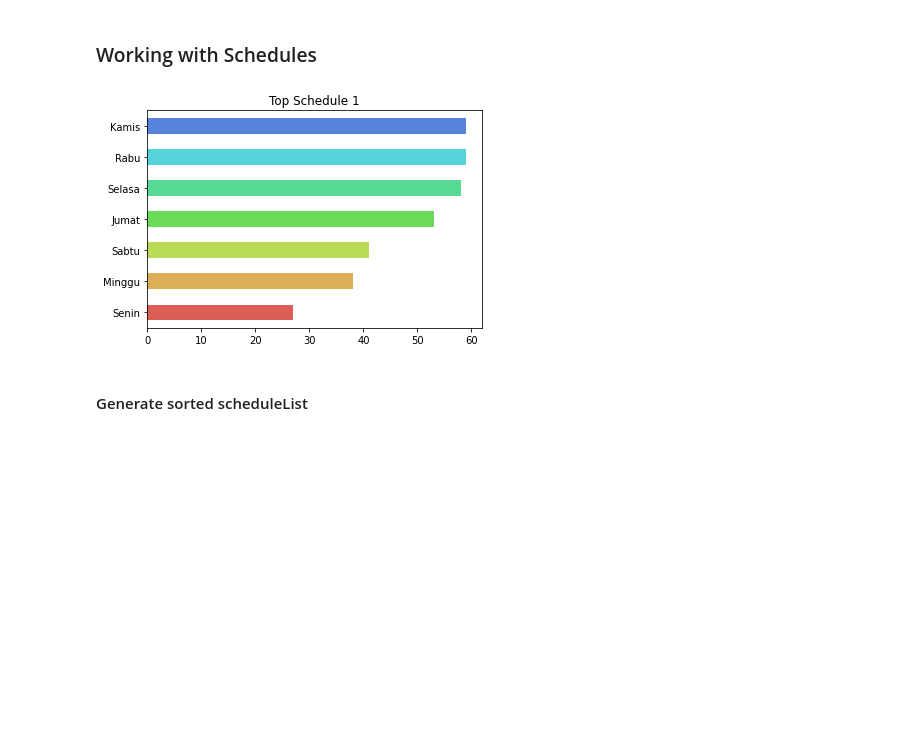
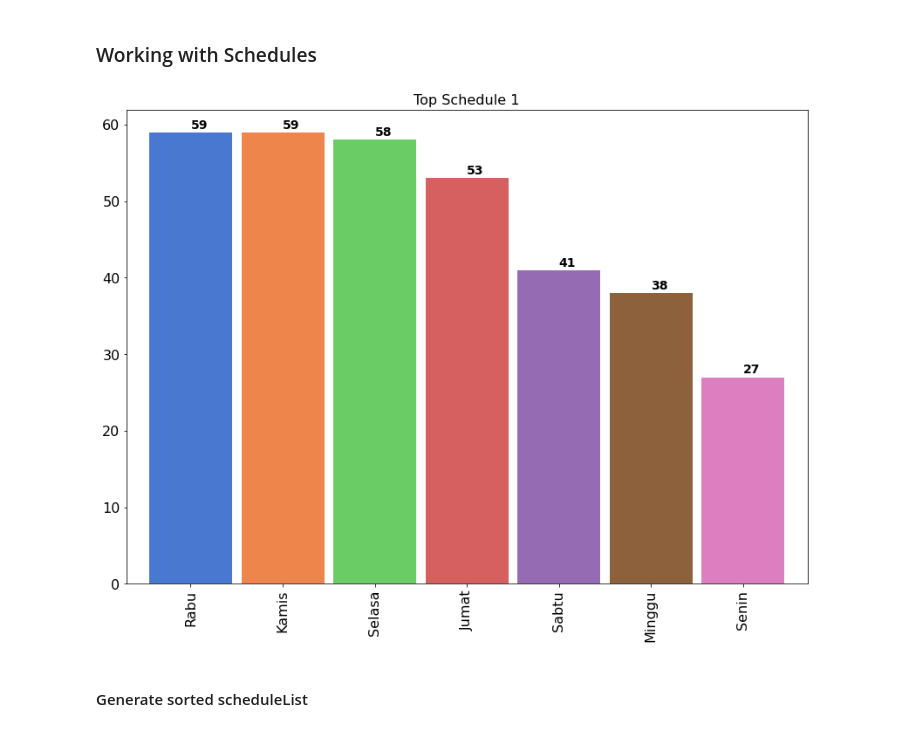
Before and after one commit to reykim7124/chatbot_recsys_museum, a Jupyter notebook: recsys.ipynb, the cells around one changed output. Drawn from its saved outputs; the diff is of its cells as text; code cells hidden in the pictures; blank space fills up the shorter version.

```diff
--- a/recsys.ipynb
+++ b/recsys.ipynb
@@ -32,7 +33,7 @@ def str_to_list(df, col):
     for c in col:
         if c:
             df[c] = df[c].apply(lambda x: x.split(
-                ", ") if x is not np.nan and isinstance(x, str) else [x])
+                ", ") if x is not np.nan and isinstance(x, str) else [str(x)])
 
     return df
 
@@ -58,7 +59,7 @@ def binary(xList, yList):
     zList = []
 
     for x in xList:
-        if yList != False and x in yList:
+        if yList != False or yList != np.nan and x in yList:
             zList.append(1)
         else:
             zList.append(0)
@@ -67,19 +68,30 @@ def binary(xList, yList):
 
 
 def top_graph(df, name):
-
     lists = []
     for i in df:
         lists.extend(i)
-    ax = pd.Series(lists).value_counts()[:25].sort_values(
-        ascending=True).plot.barh(color=sns.color_palette('hls', 10))
-    plt.title('Top ' + name)
+    ldf = pd.Series(lists)
+    ax = None
+    if name == "Public Transportation":
+        plt.subplots(figsize=(10,18))
+        ax = ldf.value_counts().sort_values(ascending=True).plot.barh(width=0.9, color=sns.color_palette('muted',40))
+        for i, v in enumerate(ldf.value_counts().sort_values(ascending=True).values):
+            ax.text(v, i, v, fontsize=14, weight='bold')
+    else:
+        plt.subplots(figsize=(14,10))
+        ax = ldf.value_counts().sort_values(ascending=False).plot.bar(width=0.9, color=sns.color_palette('muted',40))
+        for i, v in enumerate(ldf.value_counts().sort_values(ascending=False).values):
+            ax.text(i, v + .5, v, fontsize=14, weight='bold')
+    plt.title('Top ' + name, size=16)
+    plt.xticks(size=16)
+    plt.yticks(size=16)
     plt.show()
 
 
 def time_to_numeric(x):
-    h, m = x.split(":")
-    return int(h) * 3600 + int(m) * 60
+    h, m = x[0].split(":")
+    return [int(h) * 3600 + int(m) * 60]
 
 
 def min_max_normalize(val, min_val, max_val):
@@ -130,6 +140,3 @@ Index(['name', 'category', 'schedule_1', 'open_1', 'closed_1', 'city',
-# %%
-museums["open_1"] = museums["open_1"].apply(lambda x: time_to_numeric(x) if x is not np.nan else np.nan)
-museums["closed_1"] = museums["closed_1"].apply(lambda x: time_to_numeric(x) if x is not np.nan else np.nan)
 # %% [markdown]
 ## Data to List
 # %%
@@ -150,10 +157,10 @@ museums.head(5)
 # %%
 # Top schedule 1
 schedule_1 = museums.filter(["schedule_1"], axis=1)
-schedule_1.drop(schedule_1.index[schedule_1['schedule_1'] == np.nan], inplace=True)
+schedule_1.drop(index=15, inplace=True)
 top_graph(schedule_1["schedule_1"], "Schedule 1")
 # %% [output]
-[figure, old version]
+[figure, new version]
 # %% [markdown]
 #### Generate sorted scheduleList
 # %%
```
Also changed, not shown: parts of 32 cells of this notebook.
